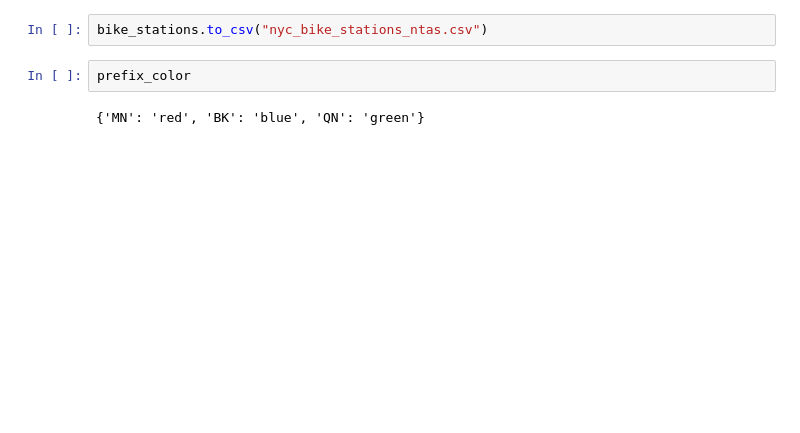
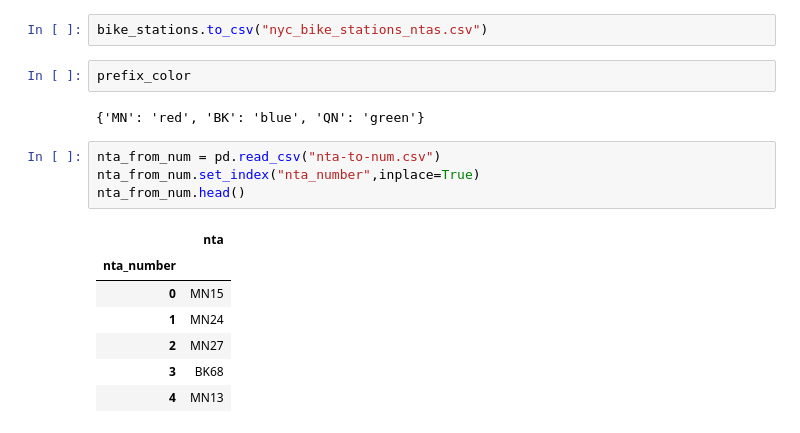
Before and after one commit to fpervaiz/LondonSpringDatathon2020, a Jupyter notebook: draw-stations.ipynb, the cells around one changed output. Drawn from its saved outputs; the diff is of its cells as text; blank space fills up the shorter version.

```diff
--- a/draw-stations.ipynb
+++ b/draw-stations.ipynb
@@ -104,3 +106,15 @@ bike_stations.to_csv("nyc_bike_stations_ntas.csv")
 prefix_color
 # %% [output]
 {'MN': 'red', 'BK': 'blue', 'QN': 'green'}
+# %%
+nta_from_num = pd.read_csv("nta-to-num.csv")
+nta_from_num.set_index("nta_number",inplace=True)
+nta_from_num.head()
+# %% [output]
+|  | nta |
+| nta_number |  |
+| 0 | MN15 |
+| 1 | MN24 |
+| 2 | MN27 |
+| 3 | BK68 |
+| 4 | MN13 |
```
Also changed, not shown: parts of 7 cells of this notebook.
